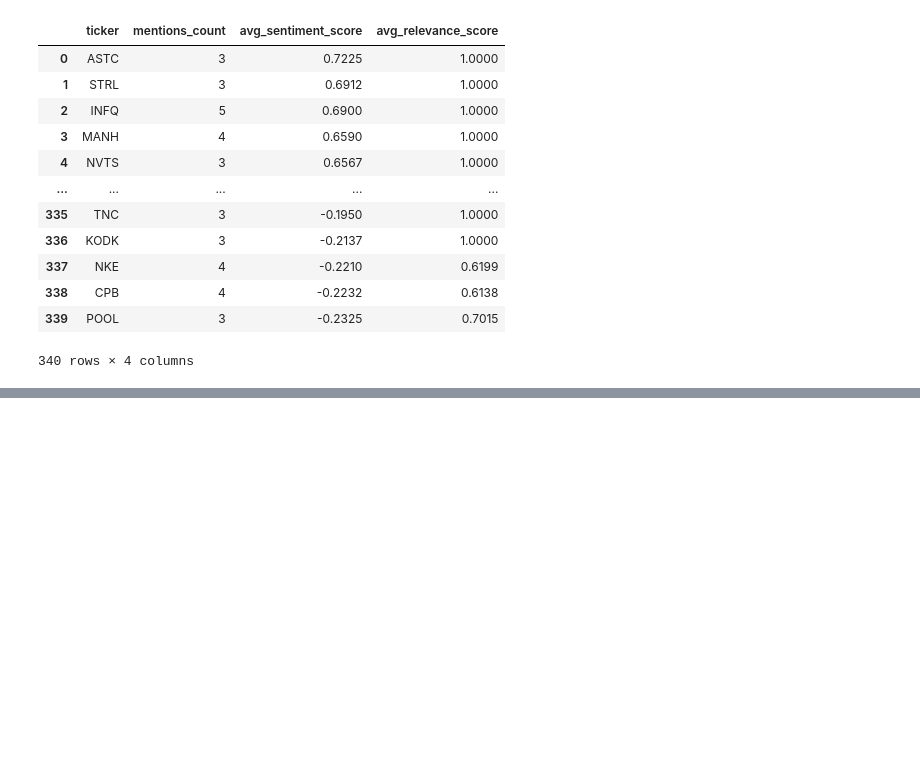
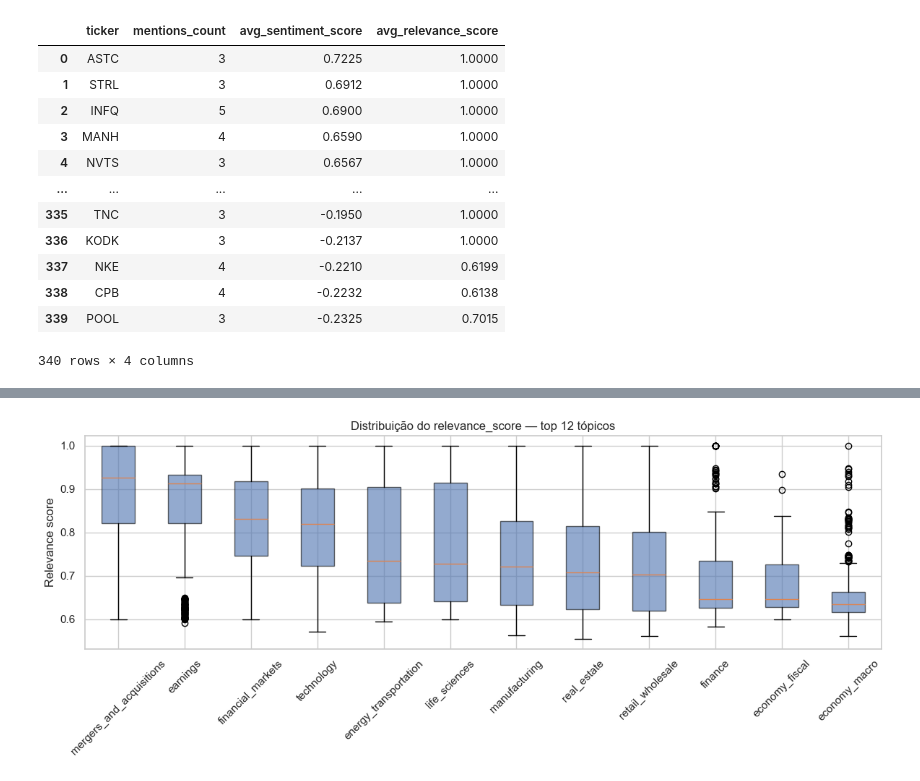
Before and after one commit to thiago2608santana/data-collection, a Jupyter notebook: exploration_alpha_vantage.ipynb, the cells around one changed output, grey strips where cells are left out. Saved outputs shown, nothing was run; the diff lists cells and outputs as text; code cells hidden in the pictures; blank space fills up the shorter version.

```diff
--- a/exploration_alpha_vantage.ipynb
+++ b/exploration_alpha_vantage.ipynb
@@ -498,0 +569,20 @@ Top 5 Tickers Mais Positivos:
+# %%
+TOP_N_BOX = 12
+
+top_topics_box = [
+    r["topic"] for r in
+    df_topics.groupBy("topic").count().orderBy(F.desc("count")).limit(TOP_N_BOX).collect()
+]
+
+pdf_rel = df_topics.filter(F.col("topic").isin(top_topics_box)).select("topic", "relevance_score").toPandas()
+order = pdf_rel.groupby("topic")["relevance_score"].median().sort_values(ascending=False).index
+
+fig, ax = plt.subplots(figsize=(12, 5))
+data = [pdf_rel[pdf_rel["topic"] == t]["relevance_score"].values for t in order]
+ax.boxplot(data, labels=order, patch_artist=True, boxprops=dict(facecolor="#4C72B0", alpha=0.6))
+ax.set_title(f"Distribuição do relevance_score — top {TOP_N_BOX} tópicos")
+ax.set_ylabel("Relevance score")
+ax.tick_params(axis="x", rotation=45)
+plt.tight_layout(); plt.show()
+# %% [output]
+[figure, added]
```
Also changed, not shown: parts of 9 cells of this notebook, 4 other files.
